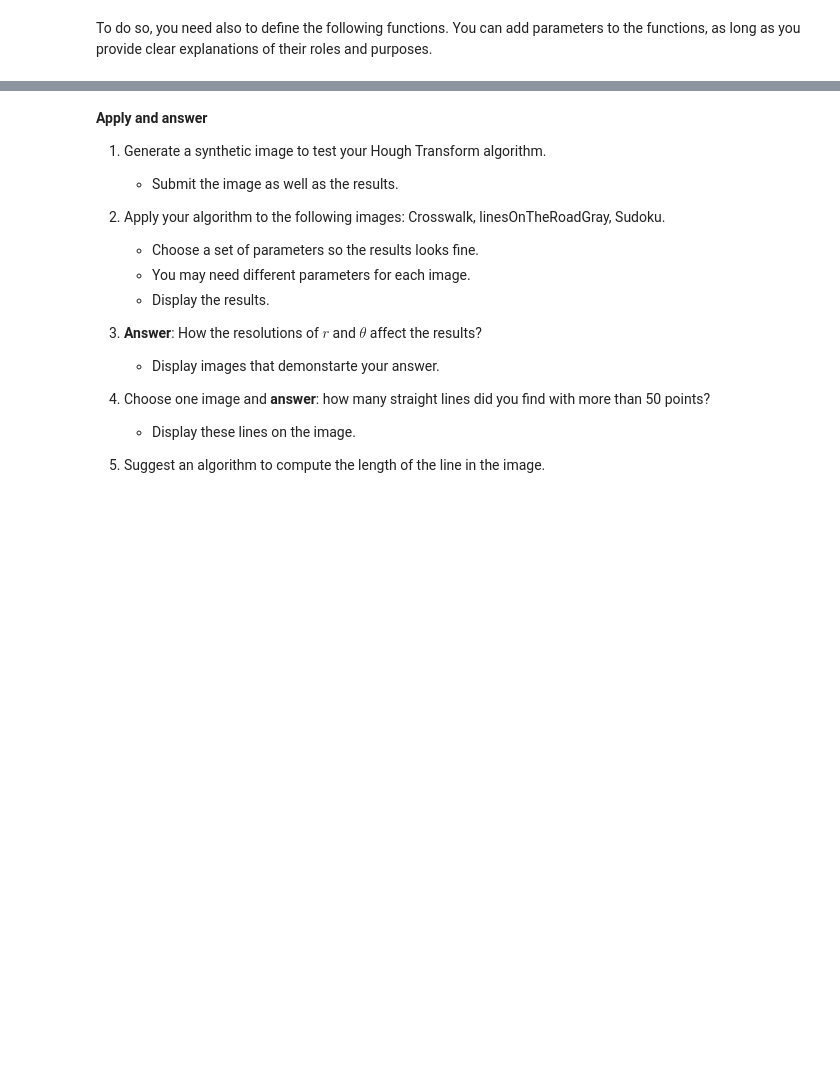
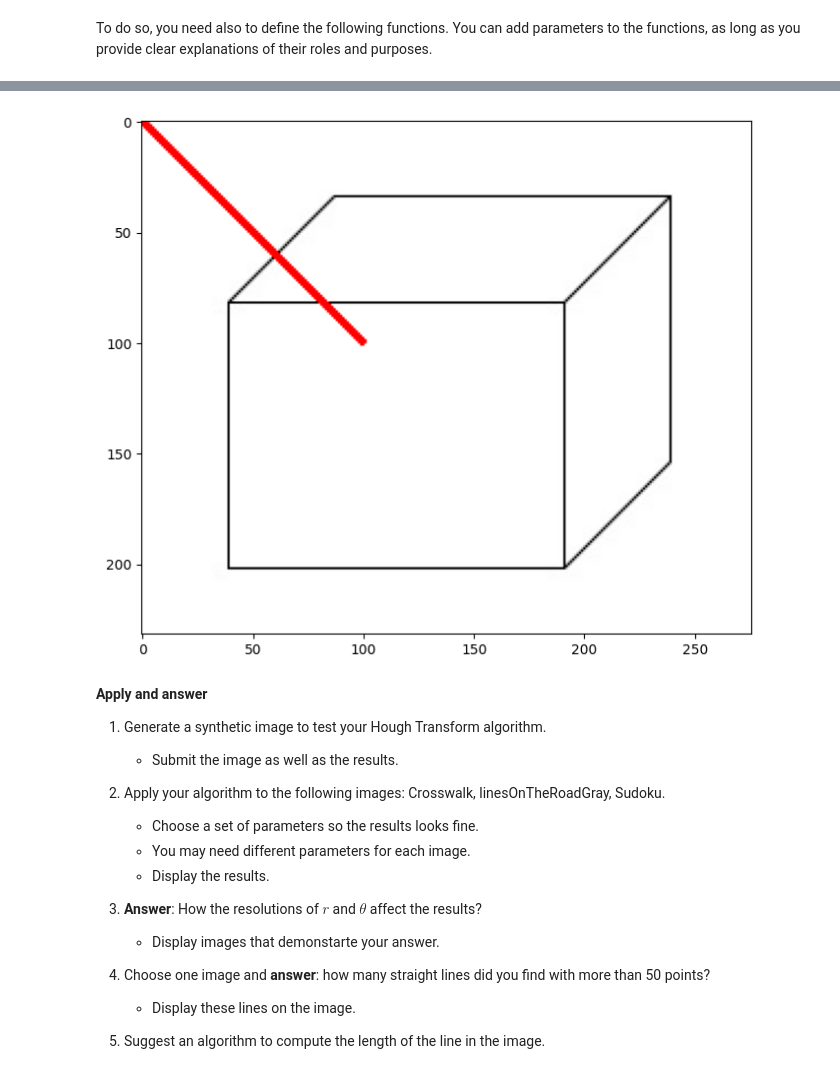
Before and after one commit to haeshed/classic-computer-vision, a Jupyter notebook: HW2/hw2 - test5.ipynb, the cells around one changed output, grey strips where cells are left out. Drawn from its saved outputs; the diff is of its cells as text; code cells hidden in the pictures; blank space fills up the shorter version.

```diff
--- a/HW2/hw2 - test5.ipynb
+++ b/HW2/hw2 - test5.ipynb
@@ -435,10 +405,15 @@ def straight_lines(image_file, res_r, res_orient,min_number_points,display,  ...
 # %%
 # Here is an example of how to draw a red line
 # between (x1, y1) and (x2, y2) on a gray level image, img
 # The first step is to create a color image from img.
-
+img = cv2.imread(imgpath)
+x1, y1, x2, y2 = 0, 0, 100, 100
+thickness = 2
 imC=np.dstack([img,img,img])   # a gray level image that is saved as a color image
 cv2.line(img, (x1, y1), (x2, y2), (255,0,0), thickness)
+imgplot = plt.imshow(img)
+# %% [output]
+[figure, added]
 # %%
 # Here is an example of how to use the CV2 Canny edge detector.
 # You can play with the parameters to achieve desired results.
```
Also changed, not shown: parts of 4 cells of this notebook.
